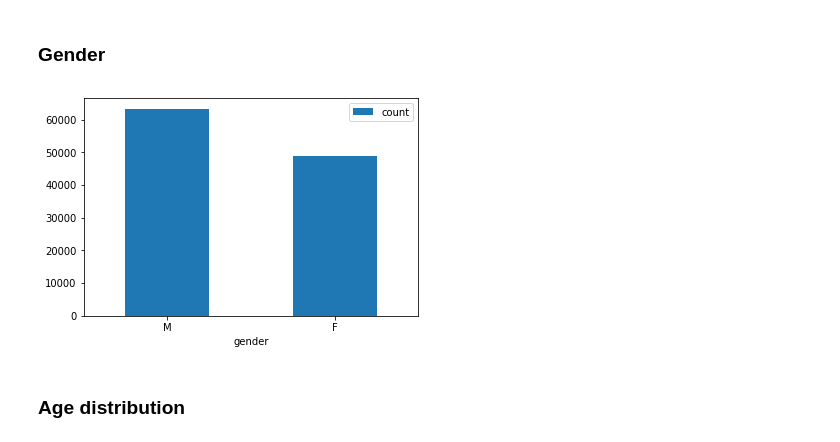
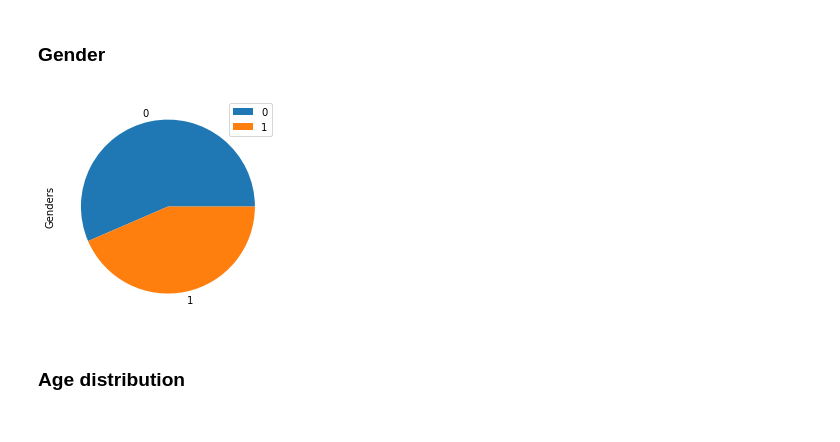
Before and after one commit to ingus-t/ML-AI, a Jupyter notebook: Notes/chest_xrays_data_exploration.ipynb, the cells around one changed output. Drawn from its saved outputs; the diff is of its cells as text; code cells hidden in the pictures.

```diff
--- a/Notes/chest_xrays_data_exploration.ipynb
+++ b/Notes/chest_xrays_data_exploration.ipynb
@@ -77,3 +74,5 @@ df = pd.read_csv("Data_Entry_2017.csv")
+# %%
+df = pd.read_csv("https://raw.githubusercontent.com/ingus-t/SPAI/master/resources/Data_Entry_2017.csv")
 # %%
 df.head(5)
 # %% [output]
@@ -208,11 +307,11 @@ pie.plot.pie(y='count', figsize=(5, 5))
 # %%
 a = dict(Counter(df['Patient Gender']))
 
 #draw the graph
-temp_df = pd.DataFrame({'gender': list(a.keys()), 'count': list(a.values())})
-ax = temp_df.plot.bar(x='gender', y='count', rot=0)
+temp_df = pd.DataFrame({'gender': list(a.keys()), 'Genders': list(a.values())})
+ax = temp_df.plot.pie(x='gender', y='Genders', rot=0)
 # %% [output]
-[figure, old version]
+[figure, new version]
 # %% [markdown]
 ### Age distribution
 # %%
```
Also changed, not shown: parts of 25 cells of this notebook.
